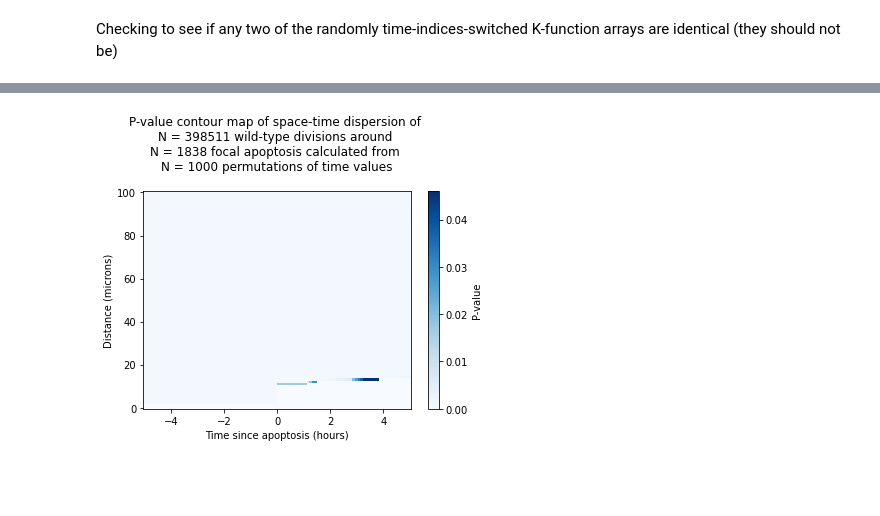
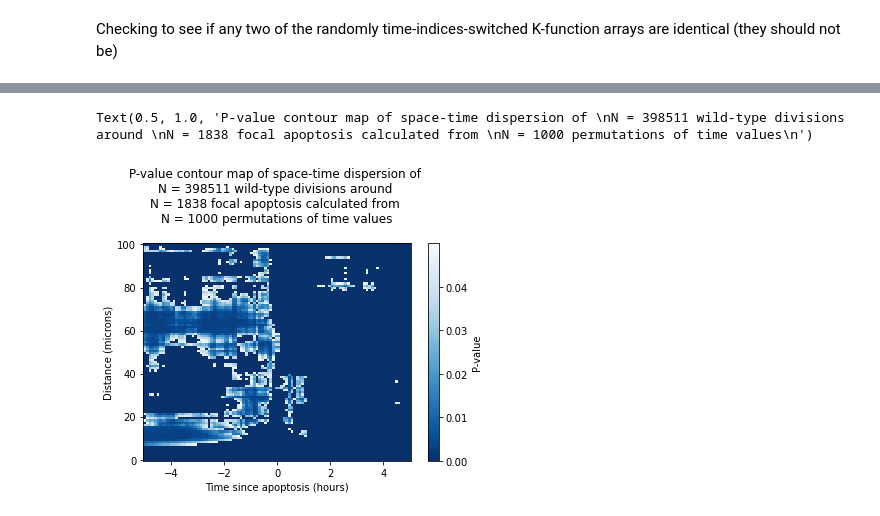
Before and after one commit to nthndy/cell-comp-analysis, a Jupyter notebook: radial_analysis/Space-time_K-Function_analysis.ipynb, the cells around one changed output, grey strips where cells are left out. Cells and saved outputs as stored; diff of their text form; code cells hidden in the pictures; blank space fills up the shorter version.

```diff
--- a/radial_analysis/Space-time_K-Function_analysis.ipynb
+++ b/radial_analysis/Space-time_K-Function_analysis.ipynb
@@ -460,0 +537,8 @@ natsorted(glob.glob('K_st_tau_(*).pkl'))
+# %%
+rang = (0,1000)
+for tau in tqdm(unfinished_taus, desc = 'Progress through tau', total = len(unfinished_taus)):
+#     if tau in K_st_tau.keys():
+#         continue
+    K_st_tau[tau] = K_st_tau_func(h_, delta_, n, lambda_st, df, tau)
+    with open(f'K_st_tau_{rang}_follow.pkl', 'wb') as f:
+        pickle.dump(K_st_tau, f)
@@ -460,0 +553,5 @@ natsorted(glob.glob('K_st_tau_(*).pkl'))
+# %%
+with open(f'K_st_tau_{0,len(K_st_tau)}_follow.pkl', 'wb') as f:
+
+#with open(f'K_st_tau_{rang}_follow.pkl', 'wb') as f:
+    pickle.dump(K_st_tau, f)
@@ -461,6 +560,6 @@ natsorted(glob.glob('K_st_tau_(*).pkl'))
 # %%
 K_st_tau = {}
-for fn in natsorted(glob.glob('K_st_tau_*.pkl')):
+for fn in natsorted(glob.glob('K_st_tau_(*).pkl')):
 
     with open(f'{fn}', 'rb') as handle:
         b = pickle.load(handle)
@@ -473,0 +594,6 @@ len(K_st_tau)
+# %%
+K_st_tau_array = []
+for i in tqdm(K_st_tau):
+    K_st_tau_array.append(K_st_tau[i])
+
+K_st_tau_array = np.stack(K_st_tau_array, axis = 0)
@@ -567,11 +675,12 @@ plt.savefig('p-value-division-dispersion_100um_10hrs.pdf', bbox_inches = 'tight'
 # %%
 clip_disp = np.zeros((100,100))
 clip_disp[P_st_disp <0.05] = P_st_disp[P_st_disp <0.05]
-pc = plt.pcolormesh(delta_, h_, clip_disp, cmap = 'Blues', )
+pc = plt.pcolormesh(delta_, h_, clip_disp, cmap = 'Blues_r', )
 plt.colorbar(label = 'P-value',)
 plt.xlabel('Time since apoptosis (hours)')
 plt.ylabel('Distance (microns)')
 plt.title(f'P-value contour map of space-time dispersion of \nN = {n1} wild-type divisions around \nN = {n2} focal apoptosis calculated from \nN = {N} permutations of time values\n')
-plt.savefig('p-value-division-dispersion_100um_10hrs_clipped_p-0.05_fullrange.pdf', bbox_inches = 'tight')
+#plt.savefig('p-value-division-dispersion_100um_10hrs_clipped_p-0.05_fullrange.pdf', bbox_inches = 'tight')
 # %% [output]
+Text(0.5, 1.0, 'P-value contour map of space-time dispersion of \nN = 398511 wild-type divisions around \nN = 1838 focal apoptosis calculated from \nN = 1000 permutations of time values\n')
-[figure, old version]
+[figure, new version]
```
Also changed, not shown: parts of 61 cells of this notebook.
